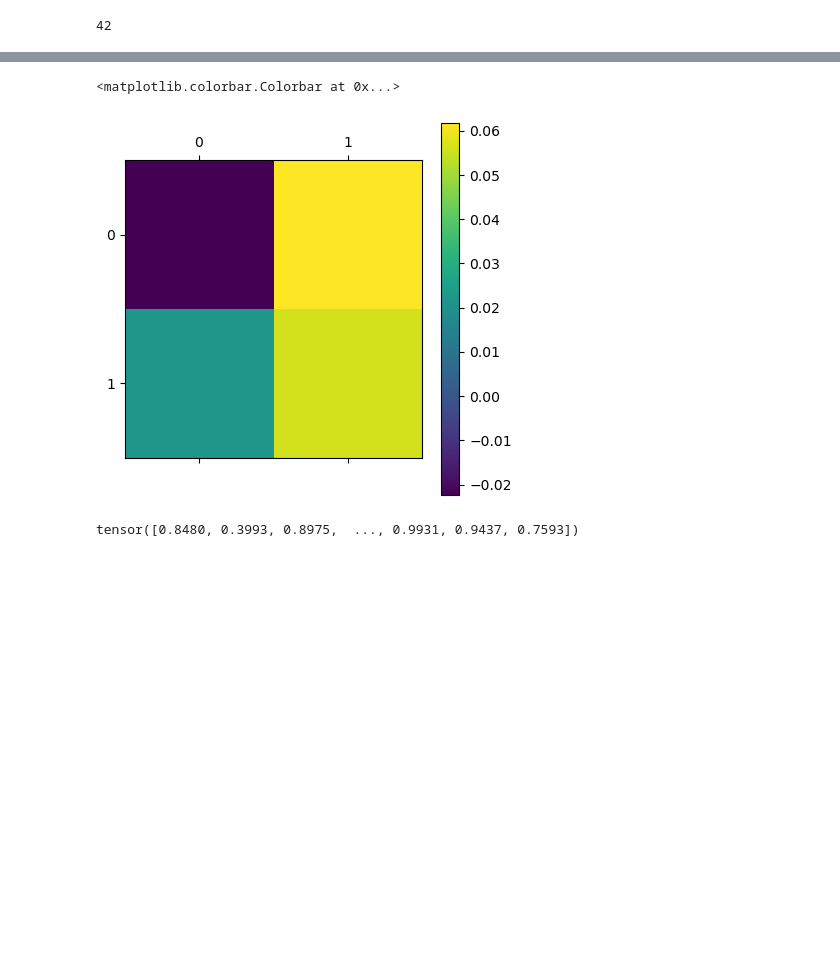
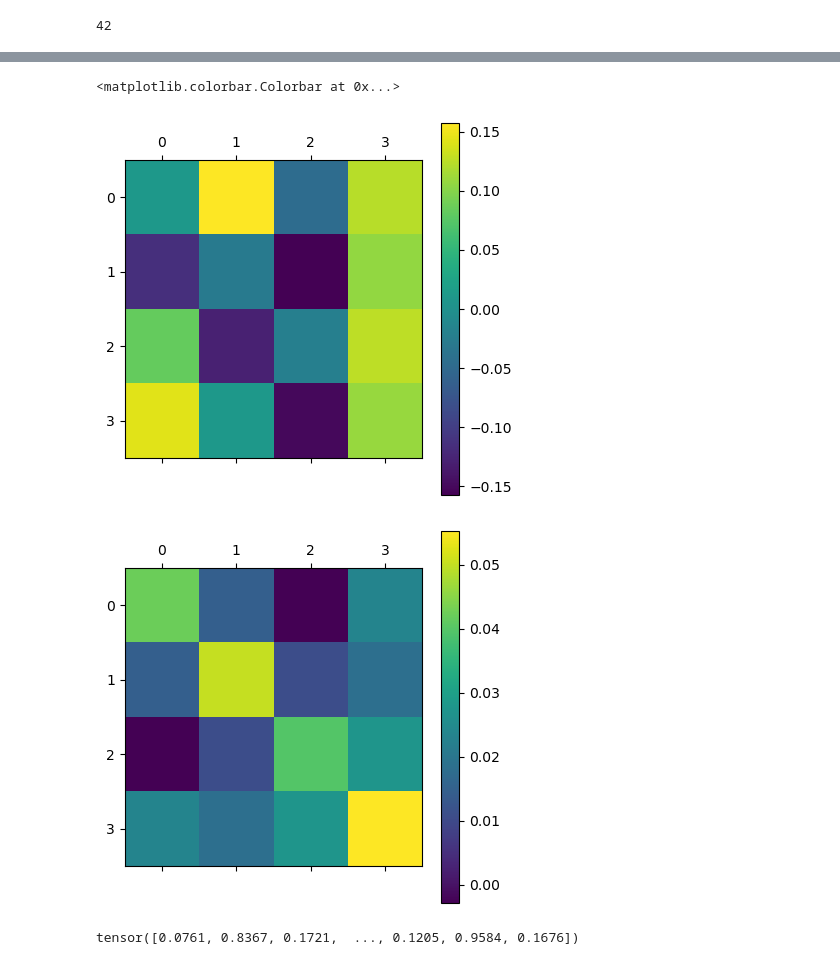
Before and after one commit to ltronneb/pimogp, a Jupyter notebook: notebooks/ONeil_singleoutput.ipynb, the cells around one changed output, grey strips where cells are left out. Saved outputs shown, nothing was run; the diff lists cells and outputs as text; code cells hidden in the pictures; blank space fills up the shorter version.

Commit message:
Added notebook of kernel comparisons

```diff
--- a/notebooks/ONeil_singleoutput.ipynb
+++ b/notebooks/ONeil_singleoutput.ipynb
@@ -47,7 +47,7 @@ ratio variance explained:  0.7247800651447511
 data = data.sort_values(["CellLine","DrugA","DrugB"])
 # %%
 # Now let's subsample this, so that we have a single cell line of data to train on.
-k = 2*583*100
+k = 4*583*100
 #k = 1*583*100
 data = data.head(k)
 # %%
@@ -122,3 +122,7 @@ train_loader = DataLoader(train_dataset, batch_size=512, shuffle=True)
 X_train.size(1)
 # %% [output]
 42
+# %%
+ind_indices = torch.randperm(X_train.size(0))
+X1 = X_train[ind_indices[:10000]]
+X2 = X_train[ind_indices[1000:2000]]
@@ -129,15 +141,17 @@ from gpytorch.variational import LMCVariationalStrategy
 class DrugCombModel(gpytorch.models.ApproximateGP):
     def __init__(self):
         print("Init is run!")
-        num_latents = 2
+        num_latents = 4
         # Permutation
         permutation = torch.cat([torch.tensor([1]),torch.tensor([0]),torch.linspace(22,41,20),torch.linspace(2,21,20)]).long()
         # Inducing points init from training data
         ind_indices = torch.randperm(X_train.size(0))
-        inducing_points = torch.stack([X_train[ind_indices[:3000]],
-                                       X_train[ind_indices[3000:6000]]],
-                                       #X_train[ind_indices[2000:3000]],
-                                       #X_train[ind_indices[3000:4000]]],
+        inducing_points = torch.stack([X_train[ind_indices[:250]],
+                                       X_train[ind_indices[250:500]],
+                                       X_train[ind_indices[500:750]],
+                                       X_train[ind_indices[750:1000]]],
+                                       #X_train[ind_indices[2000:2500]],
+                                       #X_train[ind_indices[2500:3000]]],
                                        dim=0)
         # Variational distribution
         variational_distribution = gpytorch.variational.NaturalVariationalDistribution(
@@ -161,8 +175,9 @@ class DrugCombModel(gpytorch.models.ApproximateGP):
         # Standard zero-mean
         self.mean_module = gpytorch.means.ZeroMean(batch_shape=torch.Size([num_latents]))
         # Covar over the concentrations, simple RBF
-        self.covar_module_concentrations = gpytorch.kernels.RBFKernel(active_dims=torch.tensor([0,1]),
-                                                                     batch_shape=torch.Size([num_latents]))
+        self.covar_module_concentrations = gpytorch.kernels.ScaleKernel(gpytorch.kernels.RBFKernel(active_dims=torch.tensor([0,1]),
+                                                                     batch_shape=torch.Size([num_latents])),
+                                                                        batch_shape=torch.Size([num_latents]))
         # Covar over the drugs, RBF + ARD
         self.covar_module_drugs = gpytorch.kernels.RBFKernel(active_dims=torch.linspace(2,41,40).long(),
                                                             ard_num_dims=40,
@@ -173,9 +188,5 @@ class DrugCombModel(gpytorch.models.ApproximateGP):
         # Final covariance is a simple product.
         covar_x = self.covar_module_concentrations(x) * self.covar_module_drugs(x)
         return gpytorch.distributions.MultivariateNormal(mean_x, covar_x)
-
-
-model = DrugCombModel()
-likelihood = gpytorch.likelihoods.GaussianLikelihood()
 # %% [output]
 Init is run!
@@ -501,9 +355,13 @@ tensor([[[0.2643]],
 # %%
-plt.matshow(model.variational_strategy.lmc_coefficients.t().detach())
+A = model.variational_strategy.lmc_coefficients.t().detach()
+plt.matshow(A)
 plt.colorbar()
+plt.matshow(A.matmul(A.t()))
+plt.colorbar()
 # %% [output]
 <matplotlib.colorbar.Colorbar at 0x...>
-[figure, old version]
+[figure, new version]
+[figure, added]
 # %%
 indices = torch.randperm(X_test.size(0))[:2000]
 X_test_subsample = X_test[indices,:]
@@ -514,7 +372,7 @@ y_test_subsample = y_test[indices]
 # %%
 y_test_subsample
 # %% [output]
-tensor([0.8480, 0.3993, 0.8975,  ..., 0.9931, 0.9437, 0.7593])
+tensor([0.0761, 0.8367, 0.1721,  ..., 0.1205, 0.9584, 0.1676])
 # %%
 # Set into eval mode
 model.eval()
```
Also changed, not shown: parts of 26 cells of this notebook, 1 other file.
